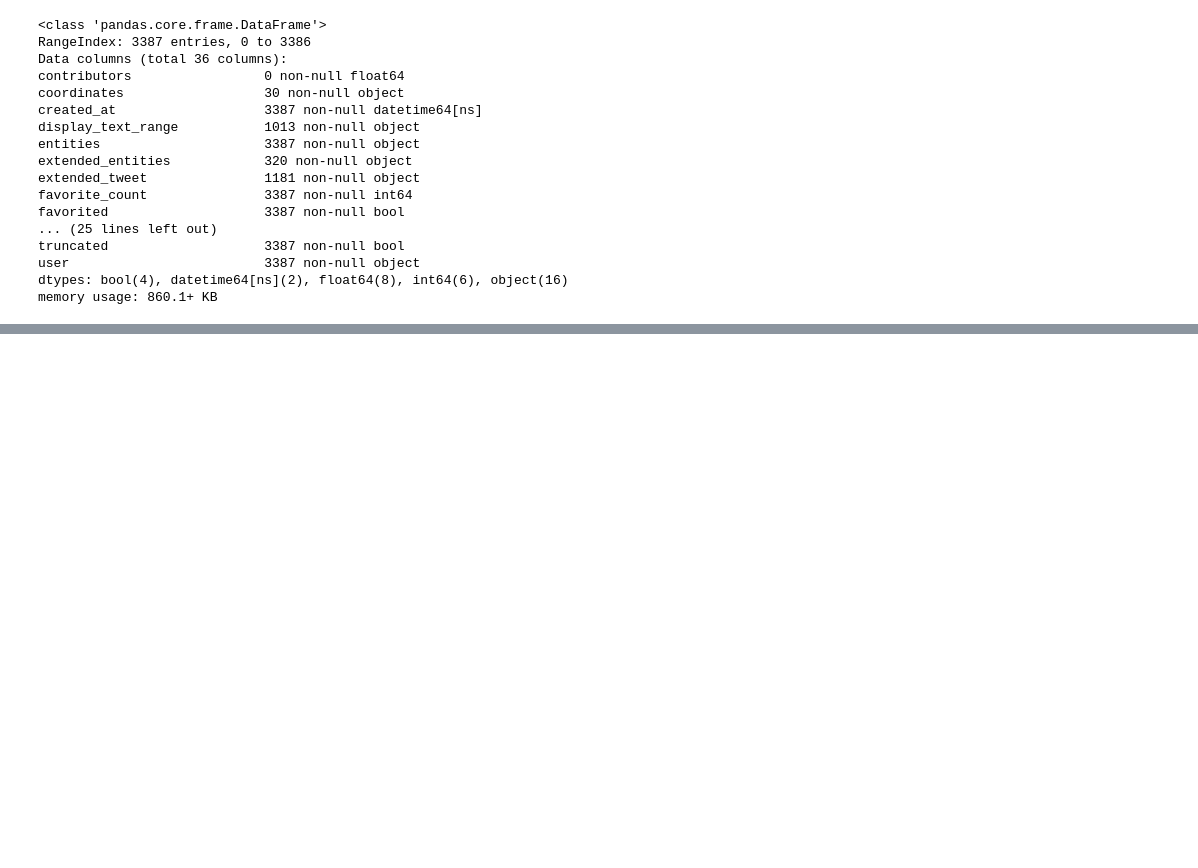
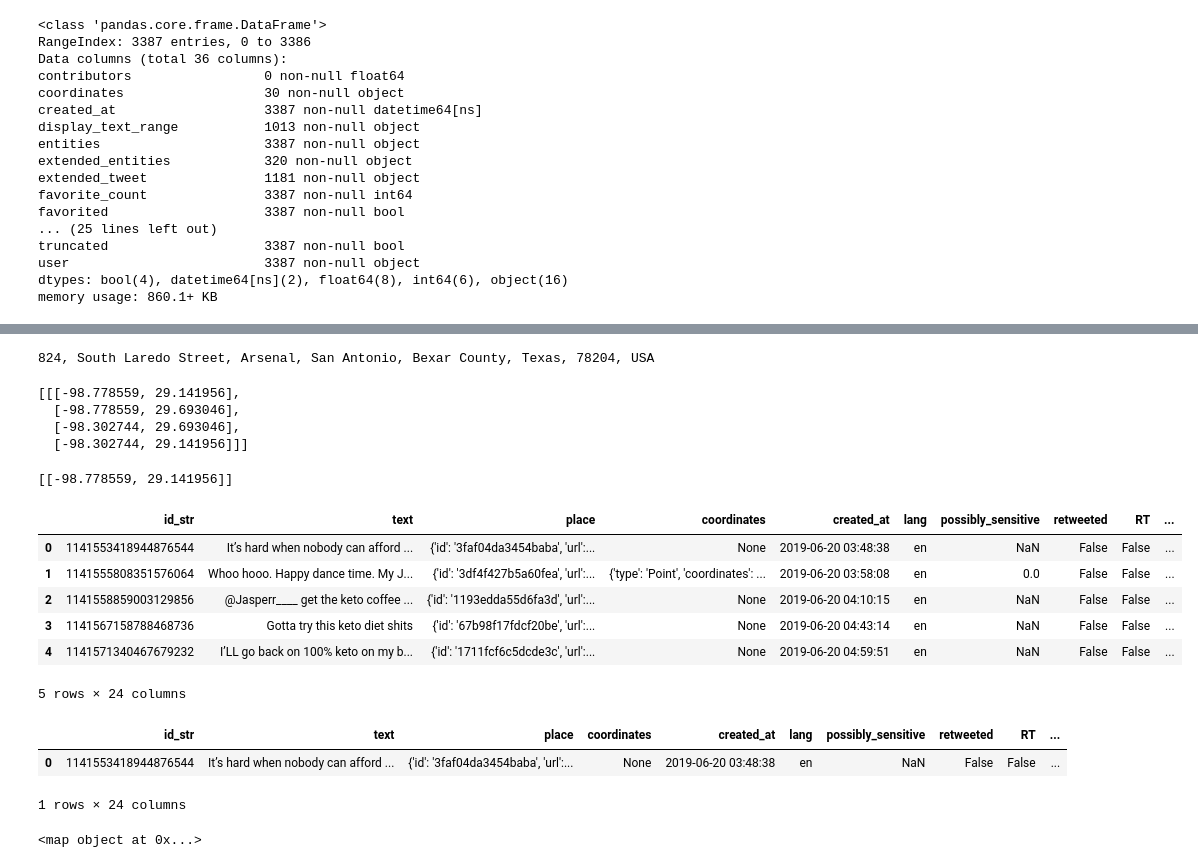
Before and after one commit to vinhttran/fad_diets_ml, a Jupyter notebook: fad_diets_EDA_c2.ipynb, the cells around one changed output, grey strips where cells are left out. Cells and saved outputs as stored; diff of their text form; code cells hidden in the pictures; blank space fills up the shorter version.

```diff
--- a/fad_diets_EDA_c2.ipynb
+++ b/fad_diets_EDA_c2.ipynb
@@ -1242,0 +669,35 @@ p-value for positive frequency comparison: 0.000
+# %%
+geolocator = Nominatim(user_agent="specify_your_app_name_here")
+location = geolocator.reverse("29.4167, -98.5")
+print(location.address)
+# %% [output]
+824, South Laredo Street, Arsenal, San Antonio, Bexar County, Texas, 78204, USA
+# %%
+
+#get help with this!!!
+
+ def find_centroid(row):
+    '''
+    Helper function to return the centroid of a polygonal bounding box of longitude, latitude coordinates
+    '''
+
+    try:
+        row_ = eval(row)
+        lst_of_coords = [item for sublist in row_ for item in sublist]
+        longitude = [p[0] for p in lst_of_coords]
+        latitude = [p[1] for p in lst_of_coords]
+        return (sum(latitude) / float(len(latitude)), sum(longitude) / float(len(longitude)))
+
+    except:
+        return None
+
+
+# Create a new column called 'centroid'
+df_location3['centroid'] = list(map(lambda row: find_centroid(row), df_location3['bounding_box']))
+# %%
+df_location["bounding_box"][1]
+# %% [output]
+[[[-98.778559, 29.141956],
+  [-98.778559, 29.693046],
+  [-98.302744, 29.693046],
+  [-98.302744, 29.141956]]]
@@ -1242,0 +706,14 @@ p-value for positive frequency comparison: 0.000
+# %%
+list2
+# %% [output]
+[[-98.778559, 29.141956]]
+# %%
+df_location3.head()
+# %% [output]
+|  | id_str | text | place | coordinates | created_at | lang | possibly_sensitive | retweeted | RT | ... |
+| 0 | 1141553418944876544 | It’s hard when nobody can afford ... | {'id': '3faf04da3454baba', 'url':... | None | 2019-06-20 03:48:38 | en | NaN | False | False | ... |
+| 1 | 1141555808351576064 | Whoo hooo. Happy dance time. My J... | {'id': '3df4f427b5a60fea', 'url':... | {'type': 'Point', 'coordinates': ... | 2019-06-20 03:58:08 | en | 0.0 | False | False | ... |
+| 2 | 1141558859003129856 | @Jasperr____ get the keto coffee ... | {'id': '1193edda55d6fa3d', 'url':... | None | 2019-06-20 04:10:15 | en | NaN | False | False | ... |
+| 3 | 1141567158788468736 | Gotta try this keto diet shits | {'id': '67b98f17fdcf20be', 'url':... | None | 2019-06-20 04:43:14 | en | NaN | False | False | ... |
+| 4 | 1141571340467679232 | I’LL go back on 100% keto on my b... | {'id': '1711fcf6c5dcde3c', 'url':... | None | 2019-06-20 04:59:51 | en | NaN | False | False | ... |
+5 rows × 24 columns
@@ -1242,0 +726,10 @@ p-value for positive frequency comparison: 0.000
+# %%
+df_location3.head(1)
+# %% [output]
+|  | id_str | text | place | coordinates | created_at | lang | possibly_sensitive | retweeted | RT | ... |
+| 0 | 1141553418944876544 | It’s hard when nobody can afford ... | {'id': '3faf04da3454baba', 'url':... | None | 2019-06-20 03:48:38 | en | NaN | False | False | ... |
+1 rows × 24 columns
+# %%
+print(df_location3["centroid"][0])
+# %% [output]
+<map object at 0x...>
```
Also changed, not shown: parts of 194 cells of this notebook.
